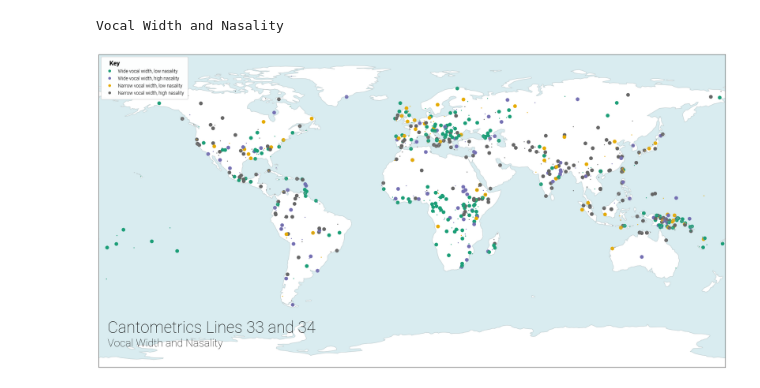
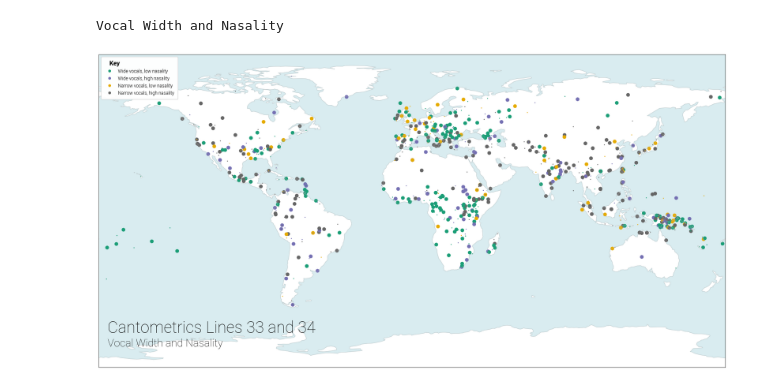
Before and after one commit to theglobaljukebox/Woodetal2021-Analysis, a Jupyter notebook: Modal Profiles.ipynb, the cells around one changed output. Cells and saved outputs as stored; diff of their text form; code cells hidden in the pictures.

Commit message:
update figure labels :heavy_plus_sign:

```diff
--- a/Modal Profiles.ipynb
+++ b/Modal Profiles.ipynb
@@ -95,35 +95,35 @@ filename = './figs/vocal_width_nasality.png'
 fig = plt.figure(figsize=(30,15))
 ax = fig.add_subplot(1,1,1,projection=ccrs.PlateCarree())
 ax.set_global()
 ax.coastlines(alpha=.5, color="#B4B4B4")
 ax.text(-175, -70, line_title, fontsize=42, fontfamily="Roboto", color="Black")
 ax.text(-175, -78, variable_name, fontsize=28, fontfamily="Roboto", color="Black")
 scatter = ax.scatter(x,  y,
            c=encoding,
            cmap="Dark2",
            alpha=1,
            marker='o', sizes=(2,75))
 ax.add_feature(cfeature.OCEAN, alpha=.6, color="#C0E0E6")
 
 light = font_manager.FontProperties(family='Roboto',
                                    weight='light',
                                    style='normal', size=12)
 
 bold = font_manager.FontProperties(family='Roboto',
                                    weight='bold',
                                    style='normal', size=16)
 
 legend = ax.legend(*scatter.legend_elements(), prop=light,
                     loc="upper left")
 legend.set_title("   Key", prop=bold)
-legend.get_texts()[0].set_text('Wide vocal width, low nasality')
-legend.get_texts()[1].set_text('Wide vocal width, high nasality')
-legend.get_texts()[2].set_text('Narrow vocal width, low nasality')
-legend.get_texts()[3].set_text('Narrow vocal width, high nasality')
+legend.get_texts()[0].set_text('Wide vocals, low nasality')
+legend.get_texts()[1].set_text('Wide vocals, high nasality')
+legend.get_texts()[2].set_text('Narrow vocals, low nasality')
+legend.get_texts()[3].set_text('Narrow vocals, high nasality')
 
 legend._legend_box.align = "left"
 legend._legend_box.pad = 10
 ax.add_artist(legend)
 plt.savefig(filename)
 # %% [output]
-[figure, old version]
+[figure, new version]
```
Also changed, not shown: parts of 2 cells of this notebook, 1 other file.
